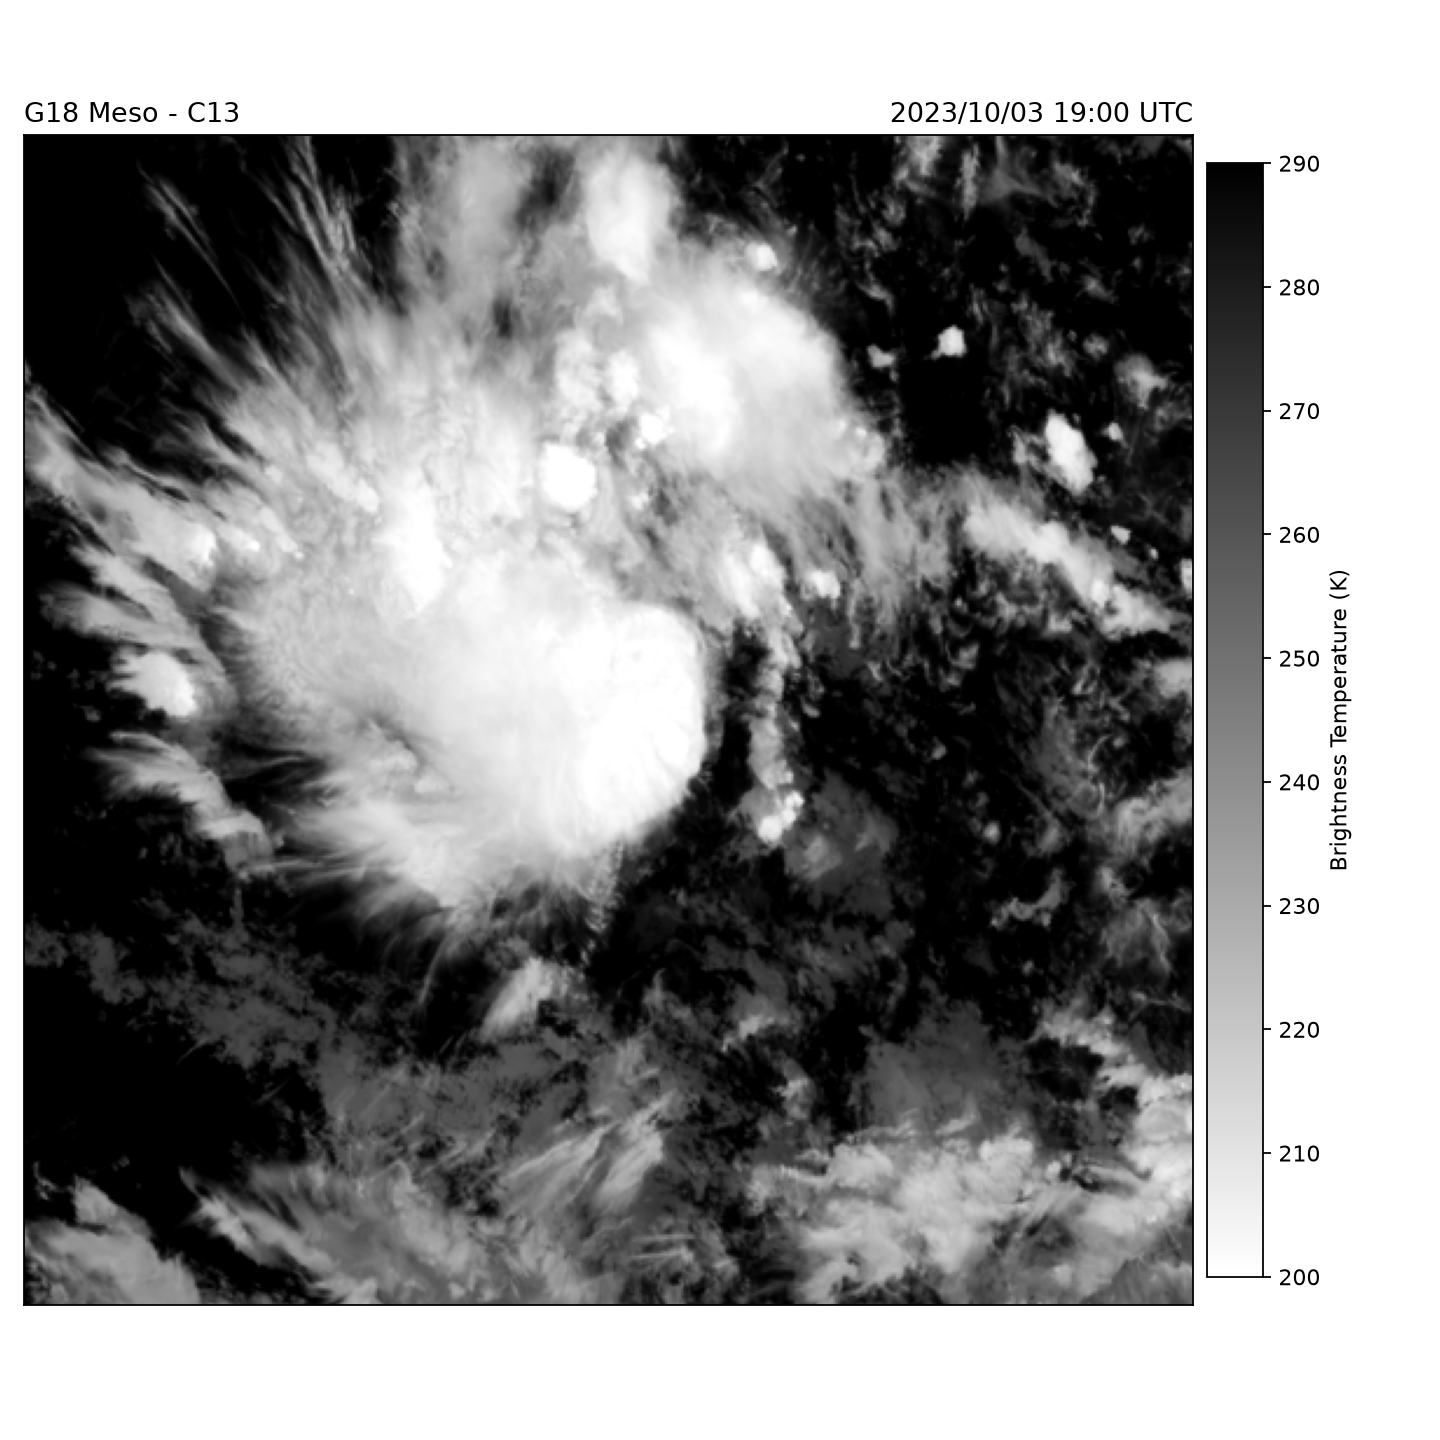
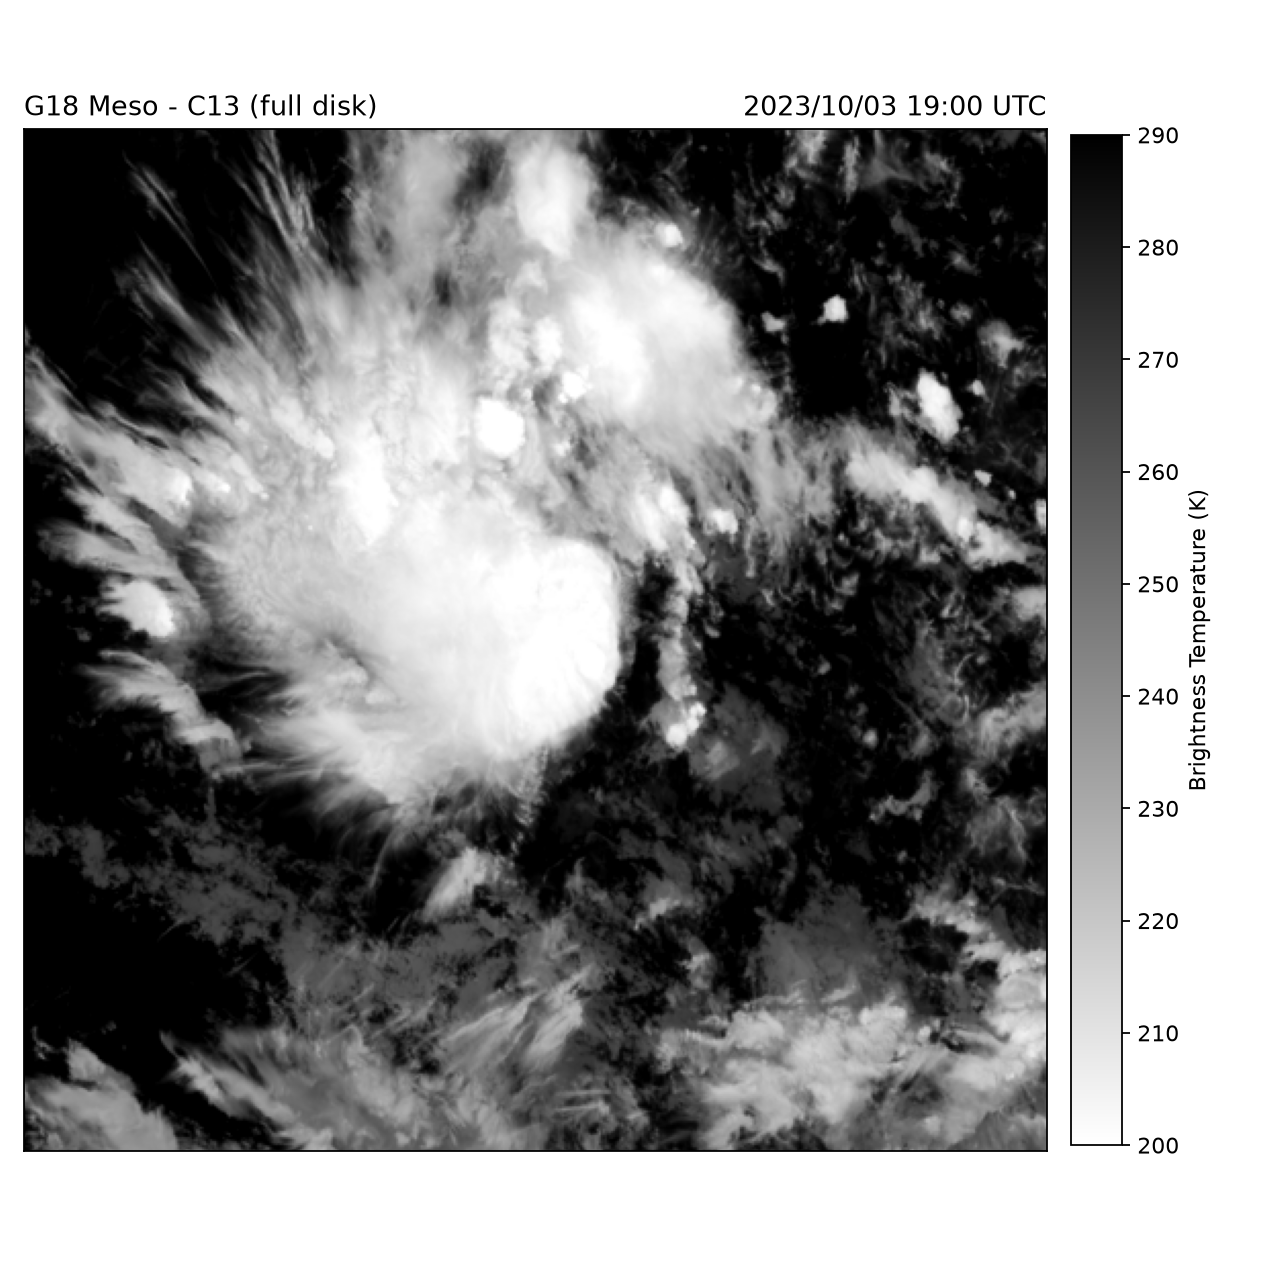
Code edit (unified diff) that turned the first committed figure into the second:
--- before
+++ after
@@ -1,18 +1,22 @@
 # ---------------------------------------------------------------
-# 3. PLOT THE COMPLETE SCAN (no domain)
-# The whole product on its own grid, only reduced in size so it draws fast.
+# 3. PLOT THE COMPLETE SCAN
+# Shown in the satellite's own geometry, with no lon/lat graticule.
+# Reason: GOES-West products reach the antimeridian, so a single
+# (min_lon .. max_lon) range cannot describe them -- forcing one squashes the
+# image across the whole globe. The lon/lat map, with coastlines, graticule and
+# coordinates, starts at the domain step below.
 # ---------------------------------------------------------------
+TARGET_PIXELS = 1200
 area = scene[BAND].attrs["area"]
-TARGET_PIXELS = 1200
 step = 2 ** max(0, math.ceil(math.log2(max(area.width, area.height) / TARGET_PIXELS)))
 small = scene.resample(area.aggregate(x=step, y=step), resampler="native")
 values = small[BAND].values
 
-fig, ax = plt.subplots(figsize=(9, 9))
+fig, ax = plt.subplots(figsize=(8, 8))
 im = ax.imshow(values, origin="upper", cmap=CMAP, vmin=VMIN, vmax=VMAX)
-ax.set_title("G18 Meso - " + BAND, loc="left")
+ax.set_title("G18 Meso - " + BAND + " (full disk)", loc="left")
 ax.set_title(f"{small[BAND].attrs['start_time']:%Y/%m/%d %H:%M} UTC", loc="right")
 ax.set_xticks([]); ax.set_yticks([])
-cb = fig.colorbar(im, ax=ax, pad=0.01, shrink=0.8)
+cb = fig.colorbar(im, ax=ax, pad=0.02, shrink=0.82)
 cb.set_label(COLOURBAR_LABEL)
 fig.tight_layout()

Commit: Show the complete scan in the satellite's own geometry